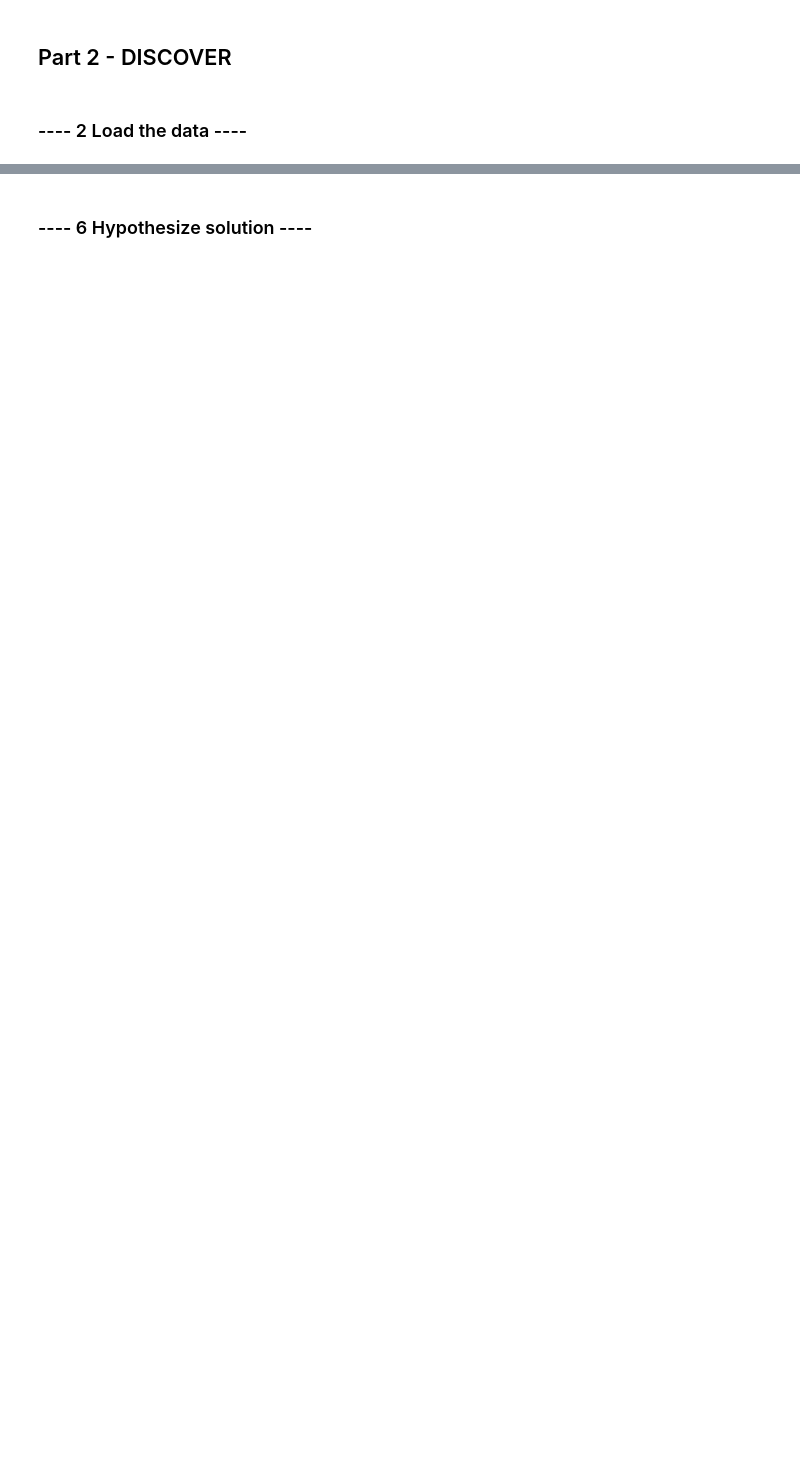
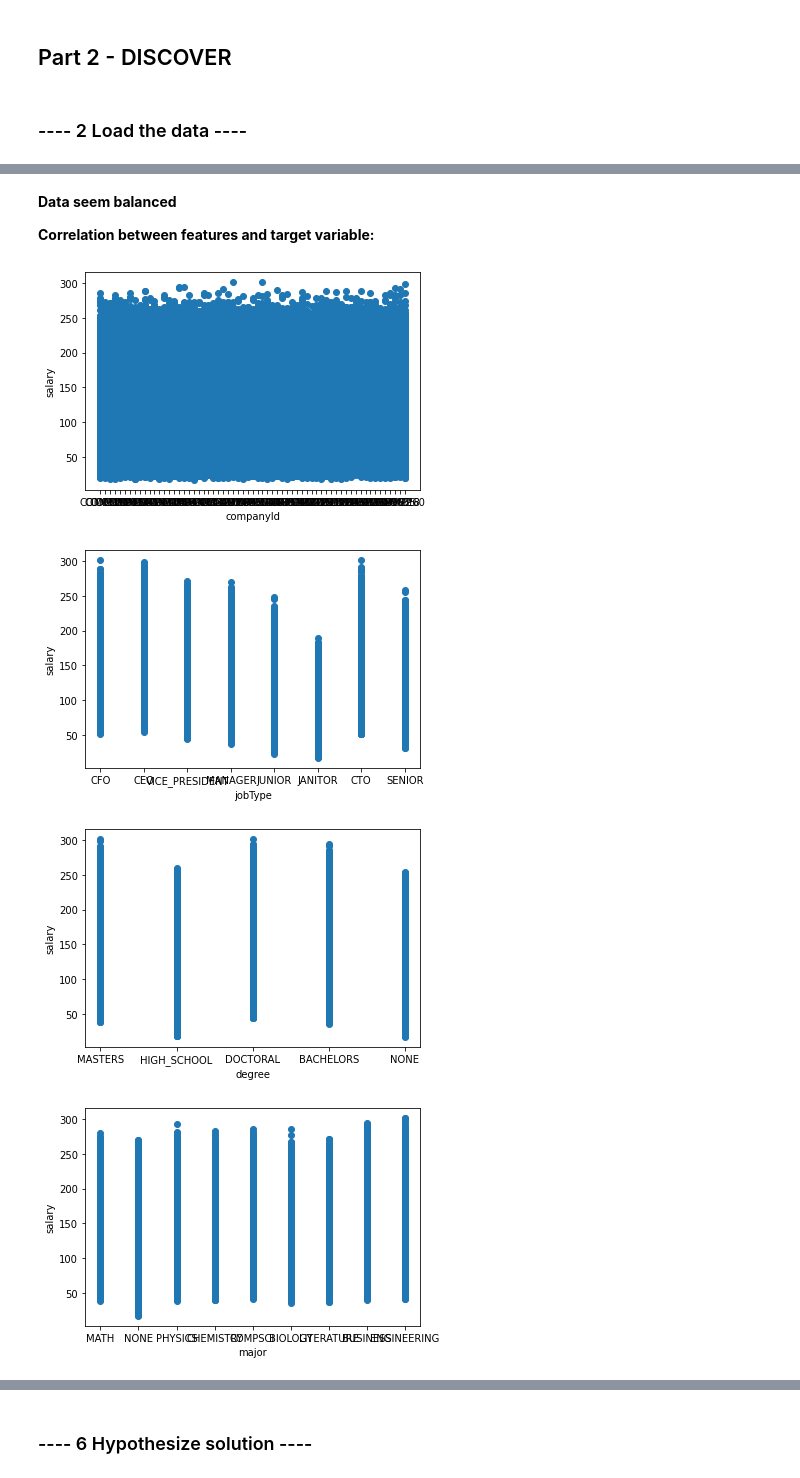
Before and after one commit to linked2lin/salarypredictionportfolio, a Jupyter notebook: Salary Prediction Notebook.ipynb, the cells around one changed output, grey strips where cells are left out. Cells and saved outputs as stored; diff of their text form; code cells hidden in the pictures; blank space fills up the shorter version.

```diff
--- a/Salary Prediction Notebook.ipynb
+++ b/Salary Prediction Notebook.ipynb
@@ -108,0 +113,3 @@ memory usage: 61.0+ MB
+# %%
+train_df = pd.merge(train_features, train_salaries, on = 'jobId')
+train_df.head()
@@ -108,0 +125,8 @@ memory usage: 61.0+ MB
+# %%
+# duplicate
+print("There are {} duplicates in the training data set".format(train_df.duplicated().sum()))
+# check invalid salaries
+print(sum(train_df['salary']<=0))
+# drop zero or negative salaries
+train_df.drop(train_df[train_df.salary<=0].index, inplace=True)
+print("Total of NAs are \n",train_df.isna().sum())
@@ -122,0 +150,6 @@ memory usage: 61.0+ MB
+# %%
+#summarize each categorical feature variable
+cat_header = ['companyId', 'jobType', 'degree', 'major','industry']
+for i in cat_header:
+    x = train_df[i].value_counts()
+    print(i,"count is:\n",x)
@@ -122,0 +188,18 @@ memory usage: 61.0+ MB
+# %% [markdown]
+**Data seem balanced**
+
+**Correlation between features and target variable:**
+# %%
+#look for correlation between each feature and the target
+feature_header = cat_header+['yearsExperience', 'milesFromMetropolis']
+for i in feature_header:
+    fig, ax = plt.subplots()
+    ax.scatter(train_df[i],train_df['salary'])
+    ax.set_xlabel(i)
+    ax.set_ylabel('salary')
+    plt.show()
+# %% [output]
+[figure, added]
+[figure, added]
+[figure, added]
+[figure, added]
```
Also changed, not shown: parts of 64 cells of this notebook.
